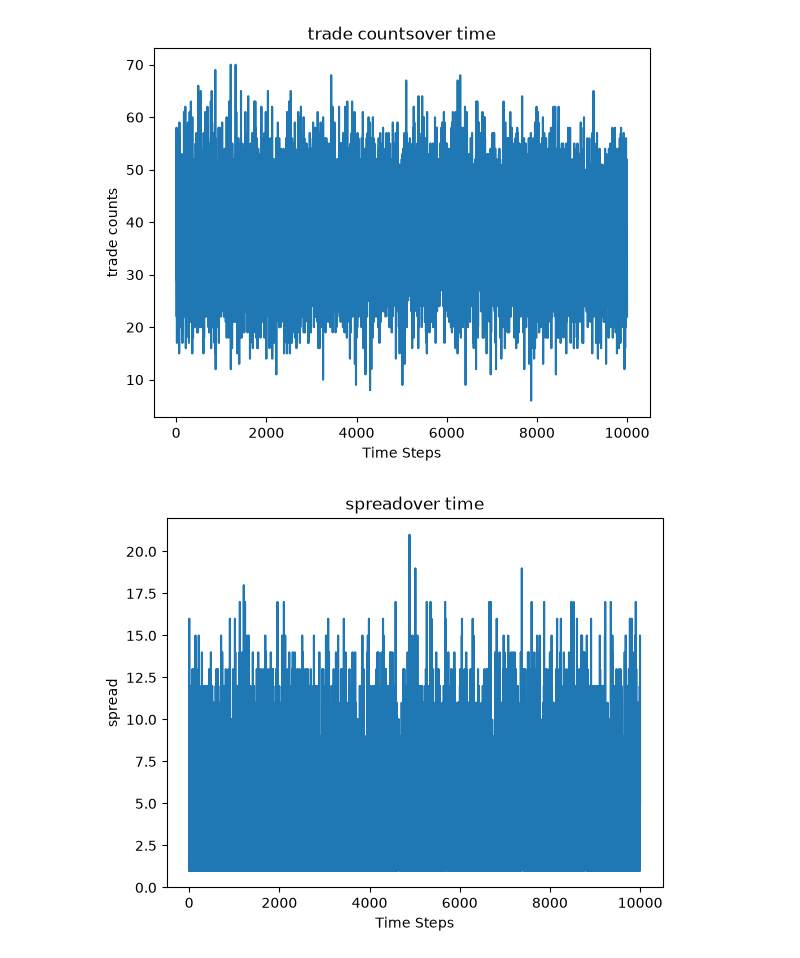
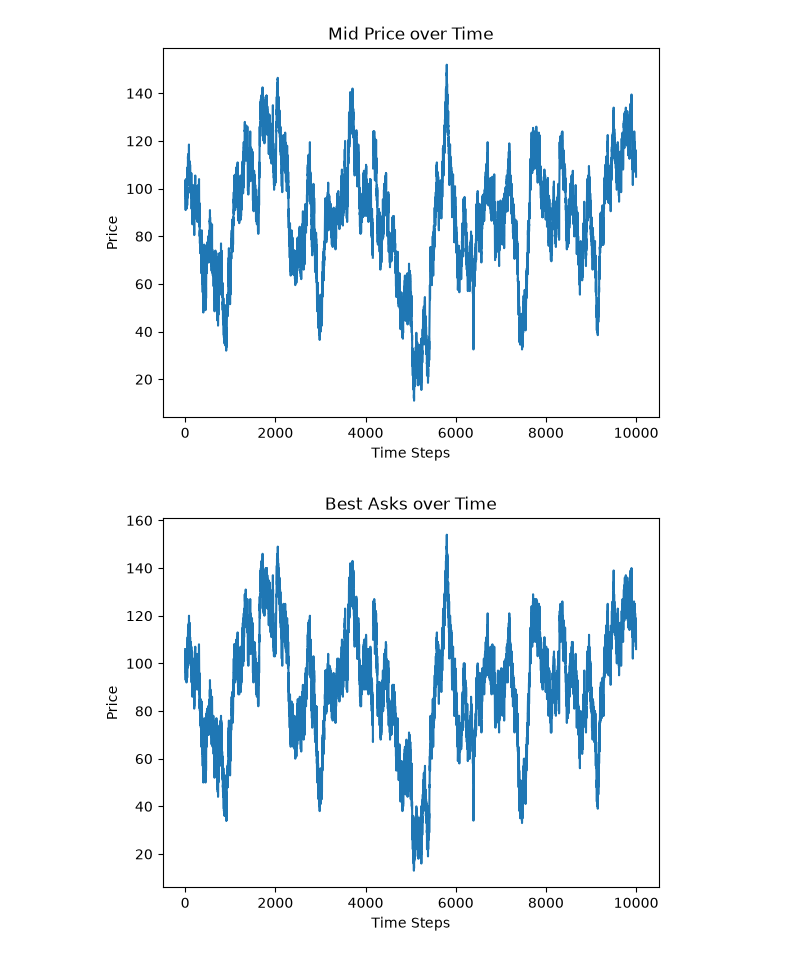
Before and after one commit to SimonGFleet/order-book-microstructure, a Jupyter notebook: example.ipynb, the cells around one changed output. Drawn from its saved outputs; the diff is of its cells as text; code cells hidden in the pictures.

Commit message:
Finished with accounting logic, added in analytics layer, made a class to get plots of agent statsitcs and simulation snapshots

```diff
--- a/example.ipynb
+++ b/example.ipynb
@@ -14,4 +13,7 @@ sim = Simulation()
 # %%
+sim = Simulation(initial_price=100)
+analysis = Analytics(sim)
+
 # create 100 random agents with fixed probabilities
 for i in range(1, 101):
     strat = Random(
@@ -21,6 +23,7 @@ for i in range(1, 101):
         limit_probability=0.8,
         max_quantity=10,
         max_price_offset=10,
+        reference_price=sim.initial_price,
     )
     agent = Agent(
         agent_id=i,
@@ -46,8 +40,8 @@ sim.plot("price")
 # %%
-sim.plot("trade counts")
+analysis.plot_midprice()
 # %% [output]
-[figure, old version]
+[figure, new version]
 # %%
-sim.plot("spread")
+analysis.plot_best_asks()
 # %% [output]
-[figure, old version]
+[figure, new version]
```
Also changed, not shown: parts of 10 cells of this notebook, 12 other files.
